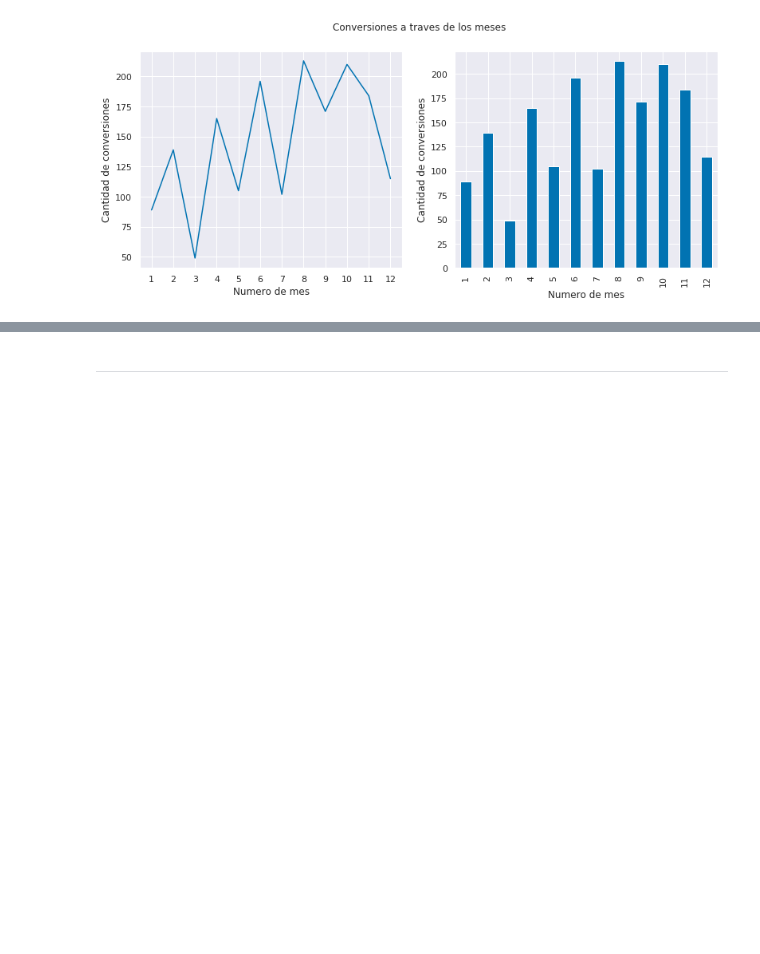
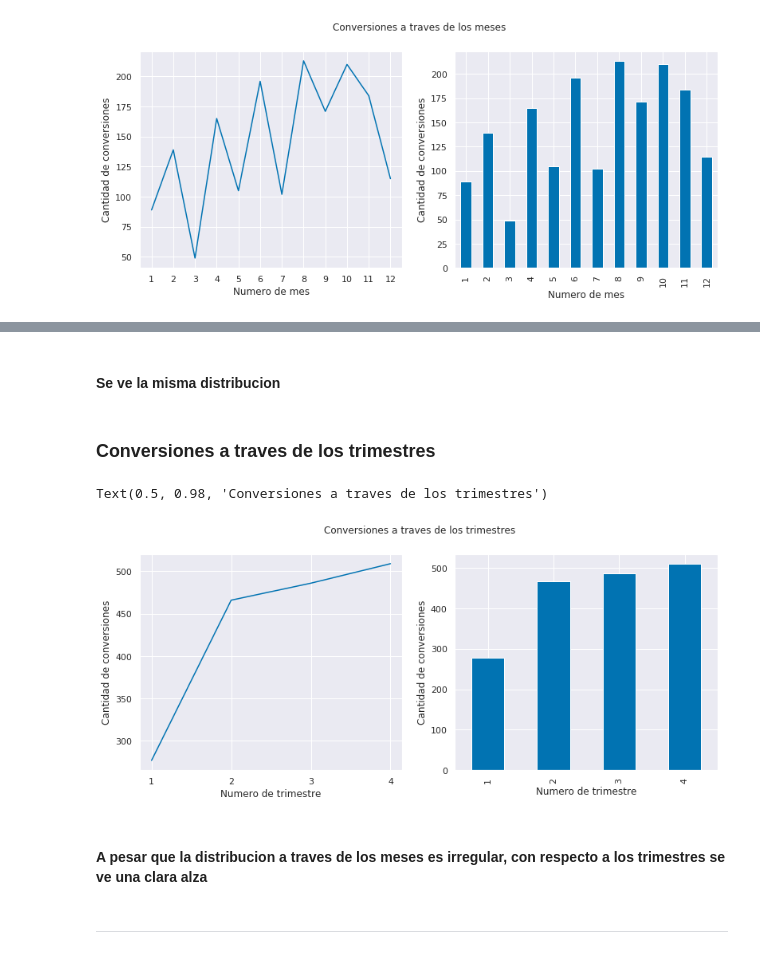
Before and after one commit to emanuelpelozo/Competencia-Galicia, a Jupyter notebook: analisis_exploratorio/analisis.ipynb, the cells around one changed output, grey strips where cells are left out. Cells and saved outputs as stored; diff of their text form; code cells hidden in the pictures; blank space fills up the shorter version.

```diff
--- a/analisis_exploratorio/analisis.ipynb
+++ b/analisis_exploratorio/analisis.ipynb
@@ -99,3 +155,28 @@ Text(0.5, 0.98, 'Conversiones a traves de los meses')
+# %% [markdown]
+#### Se ve la misma distribucion
+# %% [markdown]
+### Conversiones a traves de los trimestres
+# %%
+conv_trim = conversiones['trimestre'].value_counts().sort_index(ascending=True)
+# %%
+fig, (ax1,ax2) = plt.subplots(ncols = 2, figsize = (13,5))
+#Plot lineas
+ax1.plot(conv_trim)
+ax1.set_xticks(conv_trim.index)
+ax1.set_ylabel("Cantidad de conversiones")
+ax1.set_xlabel("Numero de trimestre")
+
+#Plot barras
+conv_trim.plot(kind='bar', ax = ax2)
+plt.ylabel("Cantidad de conversiones")
+plt.xlabel("Numero de trimestre")
+
+plt.suptitle("Conversiones a traves de los trimestres")
+# %% [output]
+Text(0.5, 0.98, 'Conversiones a traves de los trimestres')
+[figure, added]
+# %% [markdown]
+#### A pesar que la distribucion a traves de los meses es irregular, con respecto a los trimestres se ve una clara alza
 # %% [markdown]
 ---
 # %% [markdown]
```
Also changed, not shown: parts of 35 cells of this notebook.
